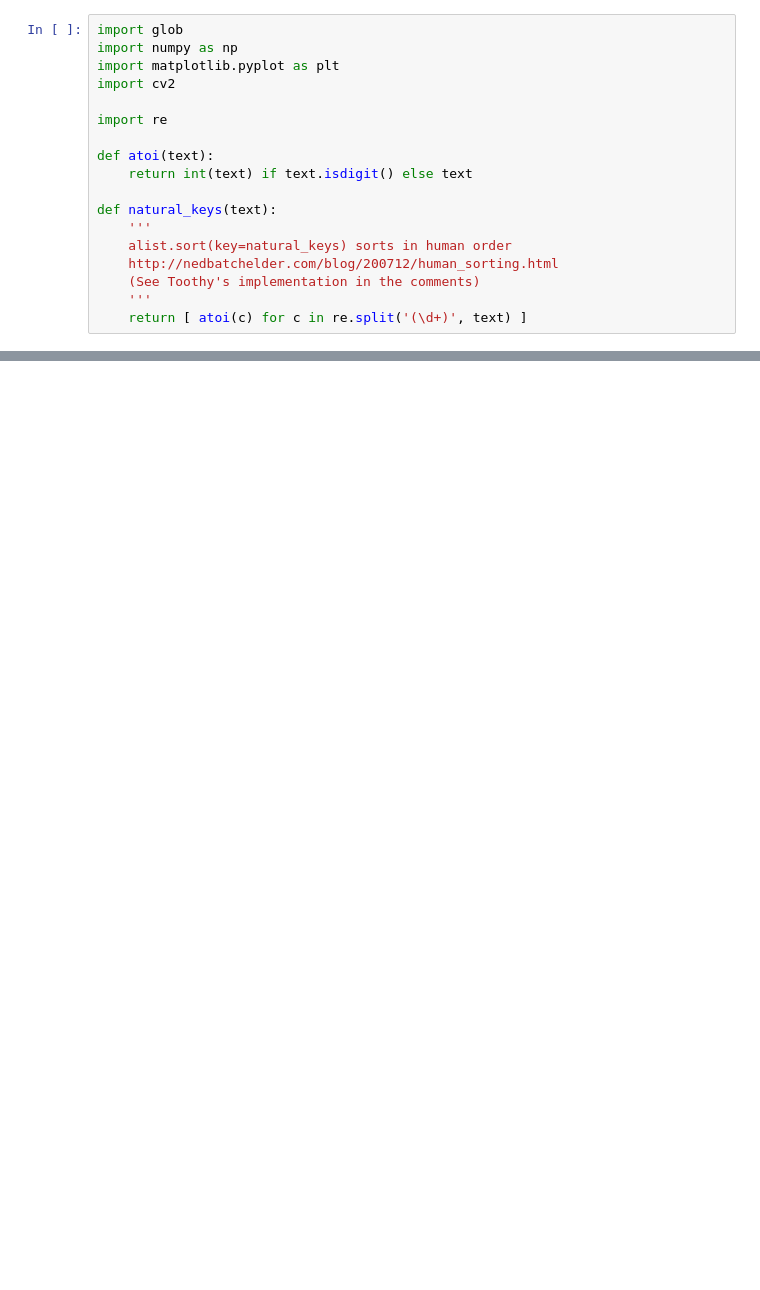
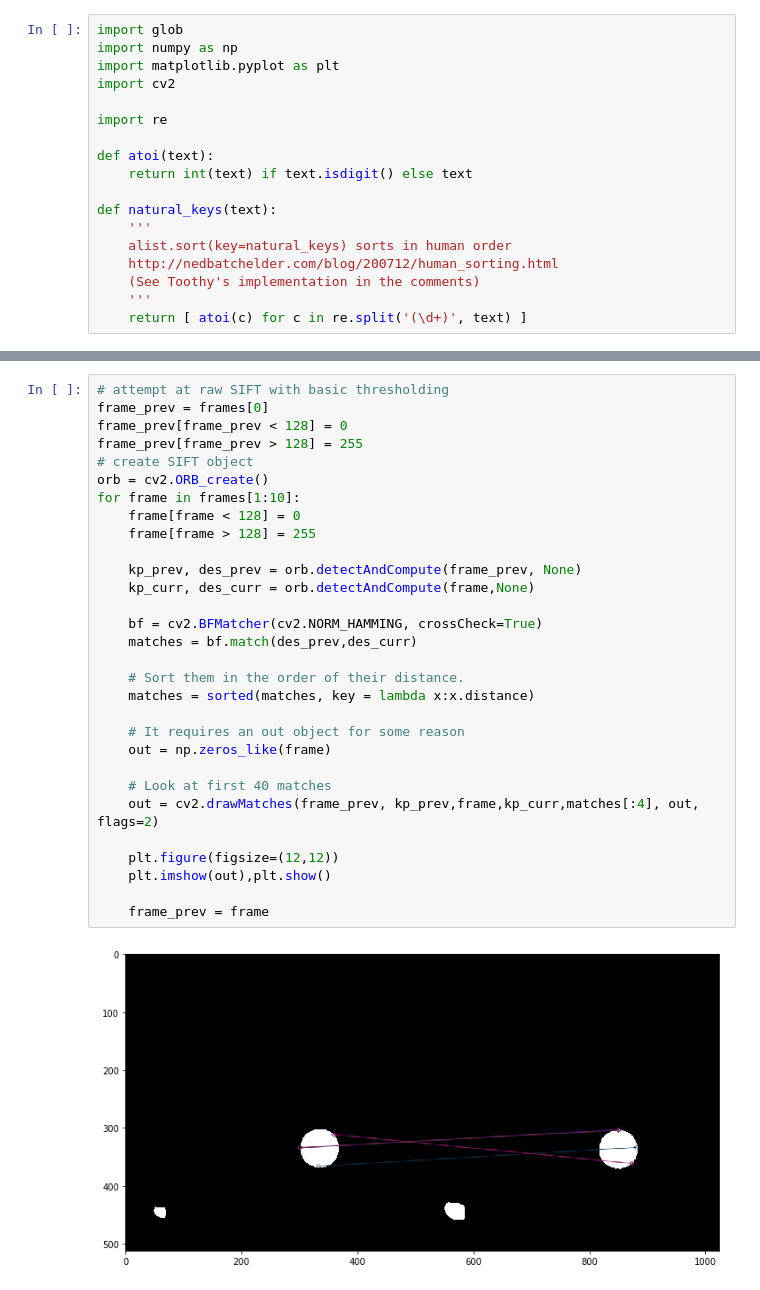
Before and after one commit to General-Ilya/EnhancedAFM, a Jupyter notebook: OpticalFlow.ipynb, the cells around one changed output, grey strips where cells are left out. Drawn from its saved outputs; the diff is of its cells as text; blank space fills up the shorter version.

```diff
--- a/OpticalFlow.ipynb
+++ b/OpticalFlow.ipynb
@@ -76,0 +63,32 @@ plt.show()
+# %%
+# attempt at raw SIFT with basic thresholding
+frame_prev = frames[0]
+frame_prev[frame_prev < 128] = 0
+frame_prev[frame_prev > 128] = 255
+# create SIFT object
+orb = cv2.ORB_create()
+for frame in frames[1:10]:
+    frame[frame < 128] = 0
+    frame[frame > 128] = 255
+
+    kp_prev, des_prev = orb.detectAndCompute(frame_prev, None)
+    kp_curr, des_curr = orb.detectAndCompute(frame,None)
+
+    bf = cv2.BFMatcher(cv2.NORM_HAMMING, crossCheck=True)
+    matches = bf.match(des_prev,des_curr)
+
+    # Sort them in the order of their distance.
+    matches = sorted(matches, key = lambda x:x.distance)
+
+    # It requires an out object for some reason
+    out = np.zeros_like(frame)
+
+    # Look at first 40 matches
+    out = cv2.drawMatches(frame_prev, kp_prev,frame,kp_curr,matches[:4], out, flags=2)
+
+    plt.figure(figsize=(12,12))
+    plt.imshow(out),plt.show()
+
+    frame_prev = frame
+# %% [output]
+[figure, added]
```
Also changed, not shown: parts of 5 cells of this notebook.
